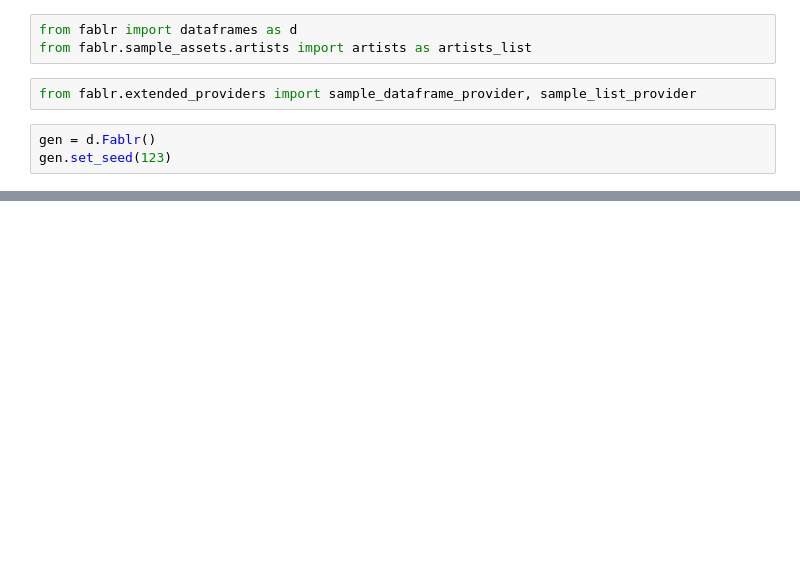
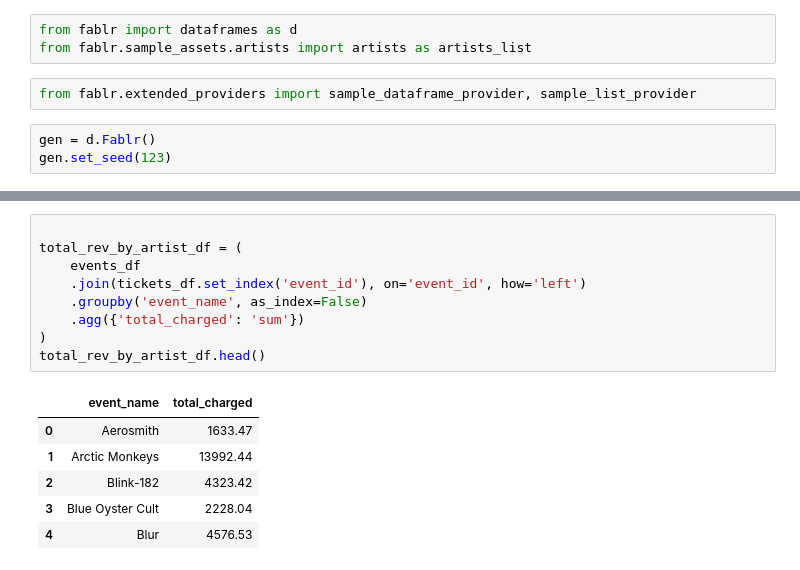
Before and after one commit to jesusmcaro/Fablr, a Jupyter notebook: 00_scratch.ipynb, the cells around one changed output, grey strips where cells are left out. Saved outputs shown, nothing was run; the diff lists cells and outputs as text; blank space fills up the shorter version.

```diff
--- a/00_scratch.ipynb
+++ b/00_scratch.ipynb
@@ -60,0 +96,16 @@ AttributeError: 'Generator' object has no attribute 'random_float_between'
+# %%
+
+total_rev_by_artist_df = (
+    events_df
+    .join(tickets_df.set_index('event_id'), on='event_id', how='left')
+    .groupby('event_name', as_index=False)
+    .agg({'total_charged': 'sum'})
+)
+total_rev_by_artist_df.head()
+# %% [output]
+|  | event_name | total_charged |
+| 0 | Aerosmith | 1633.47 |
+| 1 | Arctic Monkeys | 13992.44 |
+| 2 | Blink-182 | 4323.42 |
+| 3 | Blue Oyster Cult | 2228.04 |
+| 4 | Blur | 4576.53 |
```
Also changed, not shown: parts of 6 cells of this notebook, 5 other files.
